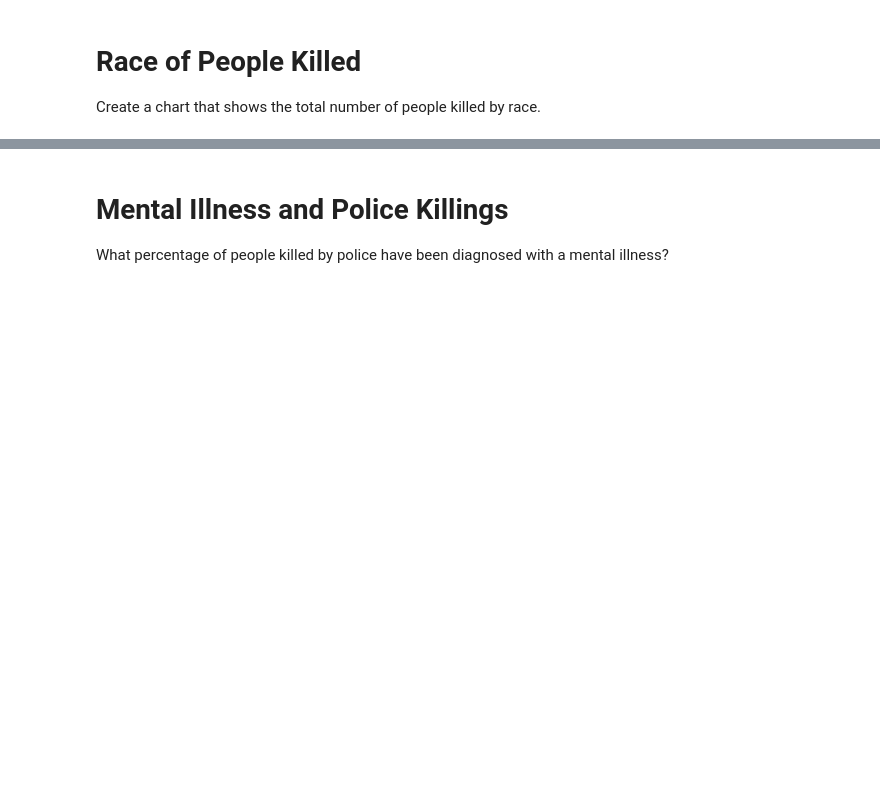
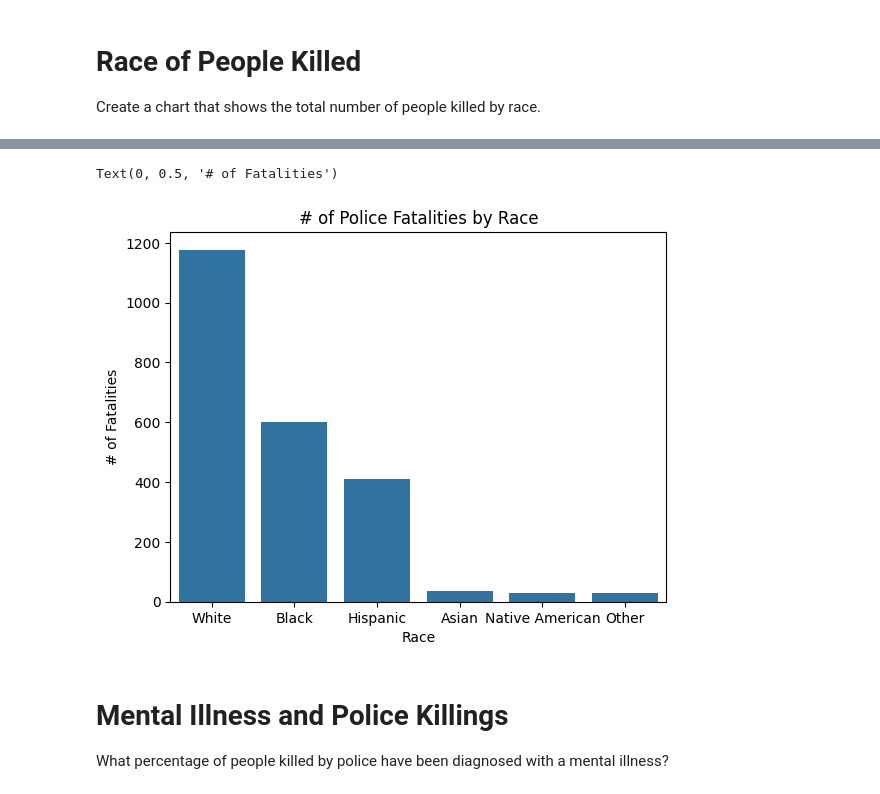
Before and after one commit to petarilievCS/police-fatalities-analysis, a Jupyter notebook: Fatal_Force_(start).ipynb, the cells around one changed output, grey strips where cells are left out. Cells and saved outputs as stored; diff of their text form; code cells hidden in the pictures; blank space fills up the shorter version.

```diff
--- a/Fatal_Force_(start).ipynb
+++ b/Fatal_Force_(start).ipynb
@@ -424,3 +483,11 @@ Create a chart that shows the total number of people killed by race.
+# %%
+plt.title("# of Police Fatalities by Race")
+sns.barplot(x=fatalities_by_race.index, y=fatalities_by_race.values)
+plt.xlabel("Race")
+plt.ylabel("# of Fatalities")
+# %% [output]
+Text(0, 0.5, '# of Fatalities')
+[figure, added]
 # %% [markdown]
 # Mental Illness and Police Killings
 
```
Also changed, not shown: parts of 12 cells of this notebook.
